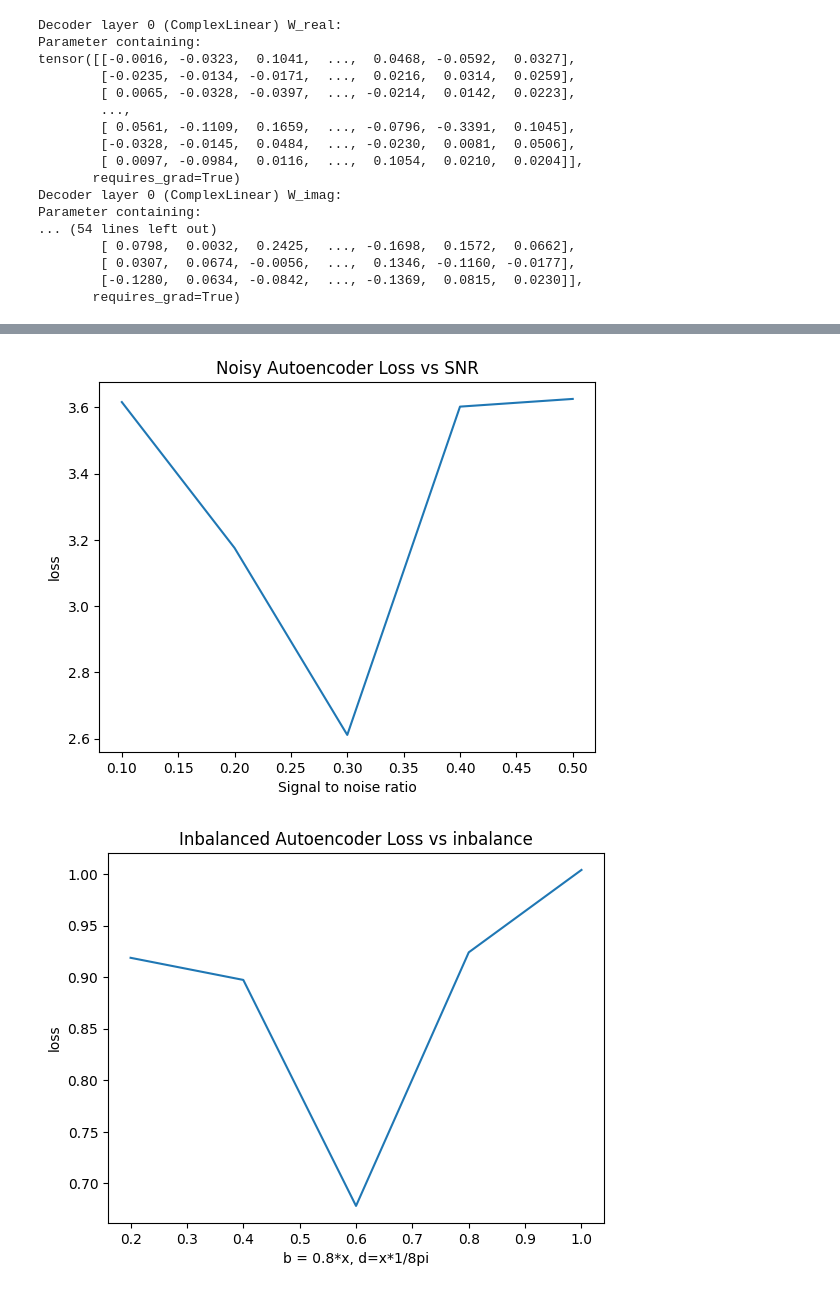
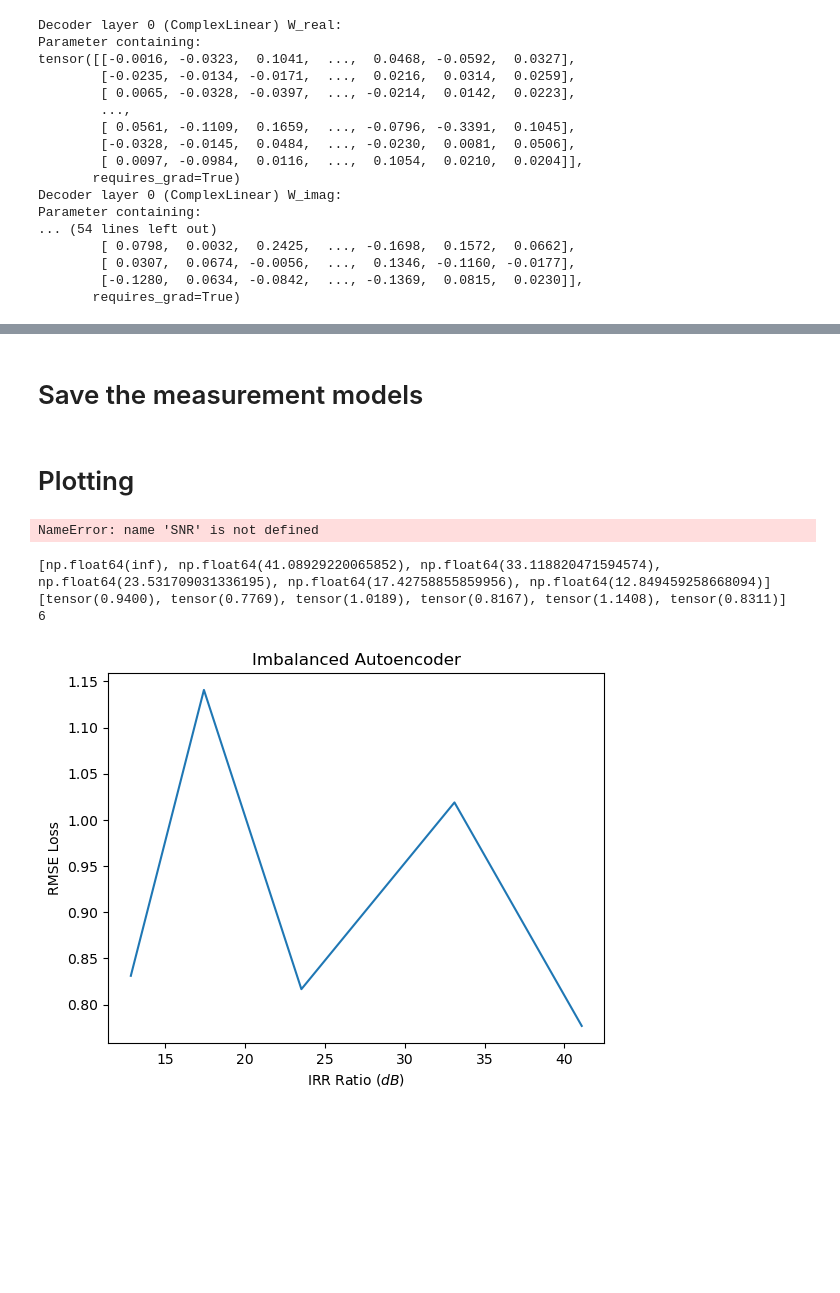
Before and after one commit to tomlijding/DL-based-CS-under-IQ-imbalance, a Jupyter notebook: main.ipynb, the cells around one changed output, grey strips where cells are left out. Saved outputs shown, nothing was run; the diff lists cells and outputs as text; code cells hidden in the pictures; blank space fills up the shorter version.

```diff
--- a/main.ipynb
+++ b/main.ipynb
@@ -542,3 +454,6 @@ stopped early after 684 epochs, with loss 3.625800
+# %%
+for indx, (db, value) in enumerate(SNR.items()):
+    torch.save(noisy_models[indx].state_dict(), f"noisy_model_{db}.pt")
 # %% [markdown]
 ## Initialize pre-trained noiseless model
 # %%
@@ -691,14 +643,13 @@ Parameter containing:
 # %%
-imbalanced_models = []
-imbalanced_losses = []
-imbalance_levels = [0.2, 0.4, 0.6, 0.8, 1]
-for level in imbalance_levels:
+# Looping over
+for level, db_ratio in IRR_ratios.items():
     encoding_dim = 50
     b = 1 - (0.2 * level)
     d = level * np.pi/8
+    variance = 0
     # Initialize model
     hidden_dims = np.array([60,80])
-    imbalanced_autoencoder_model = LearnedAutoencoderWithIQImbalance(vector_size,encoding_dim,hidden_dims,b,d)
+    imbalanced_autoencoder_model = LearnedAutoencoderWithIQImbalance(vector_size,encoding_dim,hidden_dims,b,d,variance)
     optimizer = torch.optim.Adam(imbalanced_autoencoder_model.parameters(), lr=1E-3, betas=(0.9,0.999))
     loss_fn = nn.MSELoss()
 
@@ -725,9 +676,9 @@ for level in imbalance_levels:
             early_stopping_counter += 1
             if early_stopping_counter > 100:
                 imbalanced_autoencoder_model = best_model
-                print(f"stopped early after {epoch+1} epochs, with loss of {lowest_loss:.6f}")
+                print(f"Stopped early after {epoch+1} epochs, with loss of {lowest_loss:.6f}")
                 break
-        print(f"Epoch {epoch+1}, Loss: {loss.item():.6f}")
+        print(f"IRR Ratio:{db_ratio}, Epoch {epoch+1}, Loss: {loss.item():.6f}")
     imbalanced_models.append(best_model)
     imbalanced_losses.append(lowest_loss)
 # plt.plot(losses)
@@ -752,0 +688,3 @@ stopped early after 796 epochs, with loss of 1.003964
+# %%
+for indx, level, db in enumerate(IRR_ratios):
+    torch.save(imbalanced_models[indx].state_dict(), f"imbalanced_model_{db:.3f}.pt")
@@ -752,0 +755,2 @@ stopped early after 796 epochs, with loss of 1.003964
+# %% [markdown]
+# Save the measurement models
@@ -753,18 +760,41 @@ stopped early after 796 epochs, with loss of 1.003964
+# %% [markdown]
+# Plotting
 # %%
 plt.rcParams['text.usetex'] = False
 
 plt.plot(SNR, noisy_losses)
 plt.title("Noisy Autoencoder Loss vs SNR")
-plt.xlabel("Signal to noise ratio")
-plt.ylabel("loss")
+plt.xlabel("SNR")
+plt.ylabel("RMSE")
 plt.show()
-
-plt.figure()
-plt.plot(imbalance_levels, imbalanced_losses)
-plt.title("Imbalanced Autoencoder Loss vs imbalance")
-plt.xlabel("b = 0.8*x, d=x*1/8pi")
-plt.ylabel("loss")
-plt.show()
 # %% [output]
-[figure, removed]
-[figure, removed]
+NameError: name 'SNR' is not defined
+# %%
+imbalanced_losses_np = []
+for loss in imbalanced_losses:
+    imbalanced_losses_np.append(torch.Tensor.detach(loss))
+
+db_IRR_ratios = []
+
+for level in imbalance_levels:
+    b = 1 - (0.2 * level)
+    d = level * np.pi/8
+    r = 0.5*(1+b*np.exp(1j*d))
+    IRR_ratio = (np.abs(r)**2)/(np.abs(1-r)**2)
+    IRR_ratios.append(IRR_ratio)
+    db_IRR_ratios.append(10*np.log10(IRR_ratio))
+
+print(db_IRR_ratios)
+print(imbalanced_losses_np)
+print(len(db_IRR_ratios))
+plt.figure()
+plt.plot(db_IRR_ratios, imbalanced_losses_np)
+plt.title("Imbalanced Autoencoder")
+plt.xlabel("IRR Ratio ($dB$)")
+plt.ylabel("RMSE Loss")
+plt.show()
+# %% [output]
+[np.float64(inf), np.float64(41.08929220065852), np.float64(33.118820471594574), np.float64(23.531709031336195), np.float64(17.42758855859956), np.float64(12.849459258668094)]
+[tensor(0.9400), tensor(0.7769), tensor(1.0189), tensor(0.8167), tensor(1.1408), tensor(0.8311)]
+6
+[figure, added]
```
Also changed, not shown: parts of 27 cells of this notebook.
